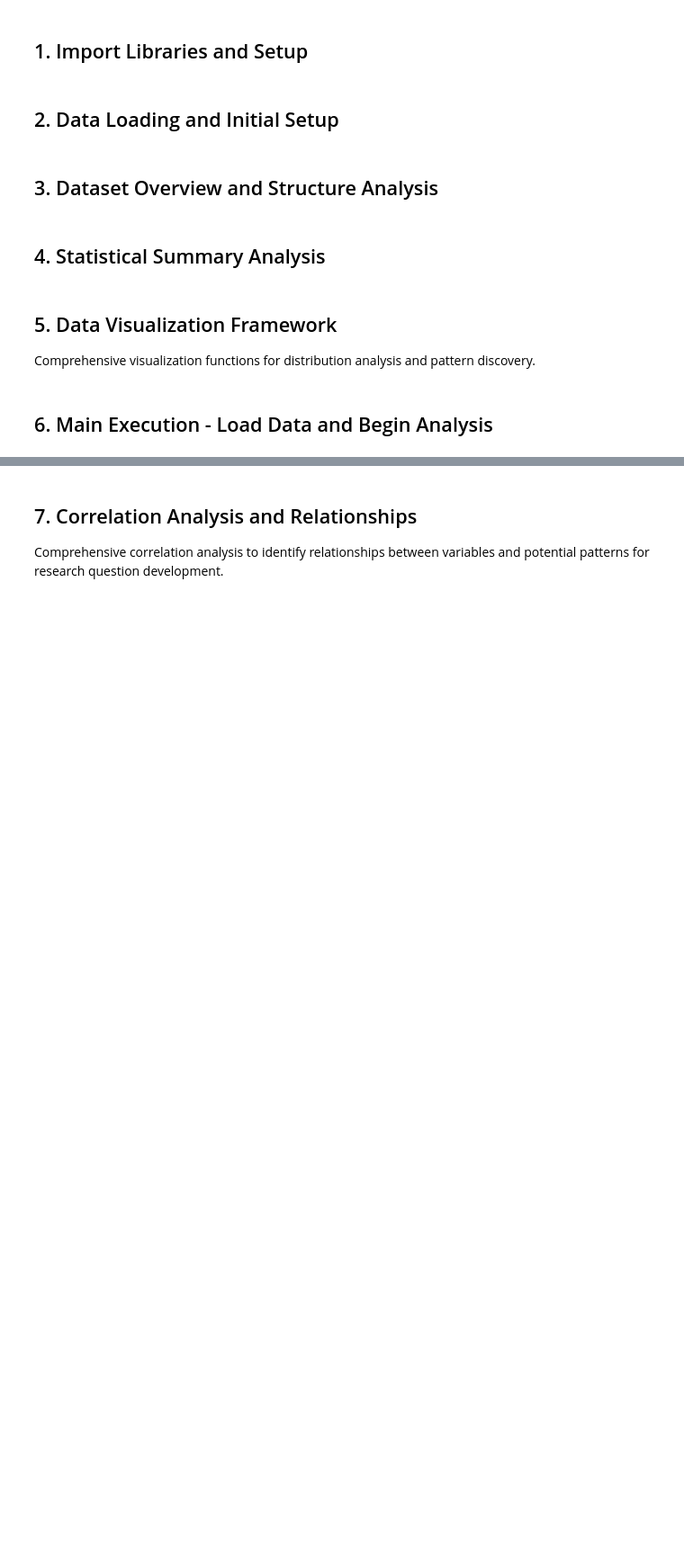
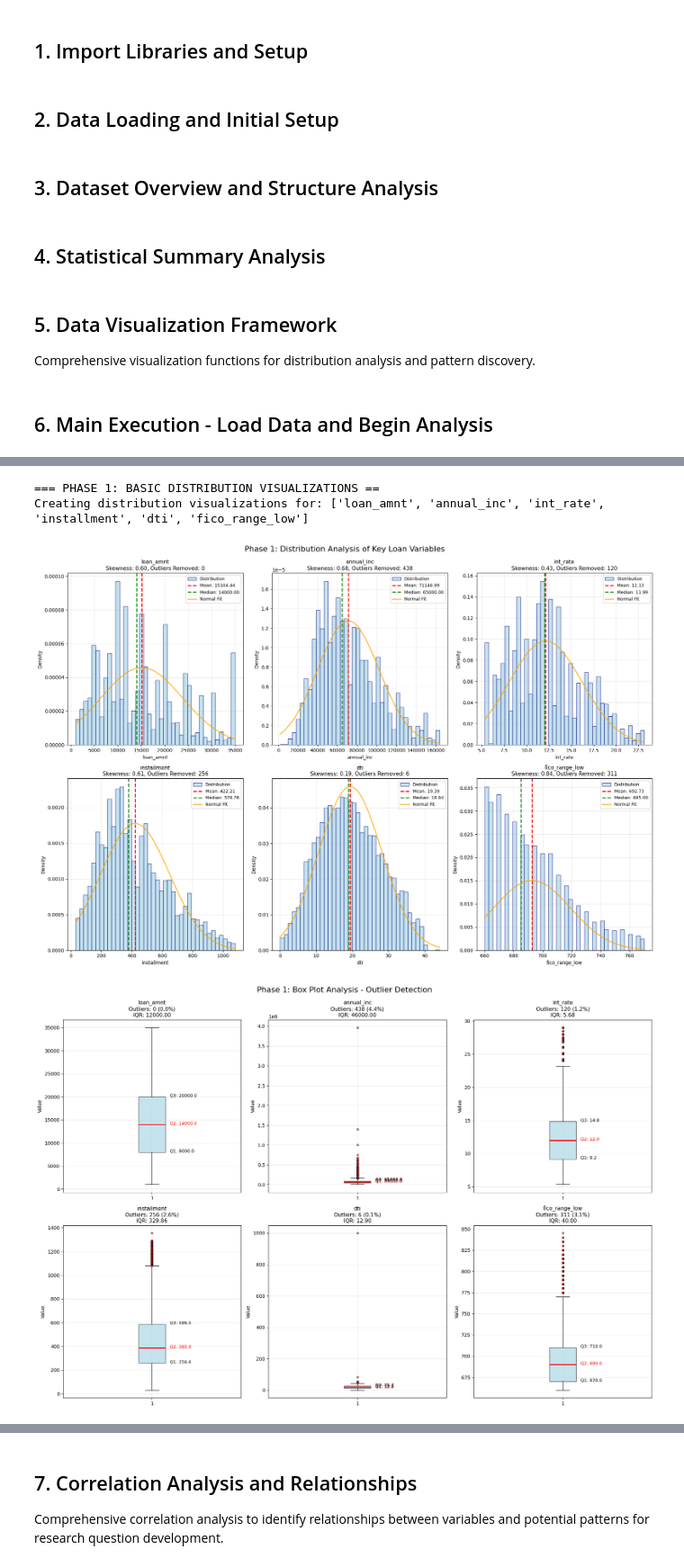
Before and after one commit to Shun-Zhang-1163127/1163127, a Jupyter notebook: notebooks/02_exploratory_analysis.ipynb, the cells around one changed output, grey strips where cells are left out. Shown at 90% size. Drawn from its saved outputs; the diff is of its cells as text; code cells hidden in the pictures; blank space fills up the shorter version.

```diff
--- a/notebooks/02_exploratory_analysis.ipynb
+++ b/notebooks/02_exploratory_analysis.ipynb
@@ -529,7 +583,8 @@ if df_loans is not None and len(analysis_numeric_vars) > 0:
 
                 # Add normal distribution overlay for comparison
                 x = np.linspace(clean_data.min(), clean_data.max(), 100)
-                normal_dist = stats.norm.pdf(x, mean_val, std_val)
+                from scipy.stats import norm
+                normal_dist = norm.pdf(x, mean_val, std_val)
                 axes[i].plot(x, normal_dist, 'orange', linewidth=2, alpha=0.8,
                             label='Normal Fit')
 
@@ -580,33 +635,38 @@ if df_loans is not None and len(analysis_numeric_vars) > 0:
                 axes[i].text(1.1, Q1, f'Q1: {Q1:.1f}', fontsize=9, ha='left')
                 axes[i].text(1.1, Q2, f'Q2: {Q2:.1f}', fontsize=9, ha='left', color='red')
                 axes[i].text(1.1, Q3, f'Q3: {Q3:.1f}', fontsize=9, ha='left')
 
         # Hide empty subplots
         for i in range(len(available_key_vars), len(axes)):
             axes[i].set_visible(False)
 
         plt.tight_layout()
         plt.suptitle('Phase 1: Box Plot Analysis - Outlier Detection',
                      fontsize=16, y=1.02)
         plt.show()
 
         # 3. Distribution insights summary
-        print(f"\\n=== PHASE 1 INSIGHTS ===")
+        print(f"\n=== PHASE 1 INSIGHTS ===")
         for var in available_key_vars[:3]:  # Top 3 variables
             if var in df_loans.columns and df_loans[var].notna().sum() > 0:
                 data = df_loans[var].dropna()
                 skewness = data.skew()
                 kurtosis = data.kurtosis()
                 cv = data.std() / data.mean() if data.mean() != 0 else 0
 
-                print(f"\\n{var.upper()}:")
+                print(f"\n{var.upper()}:")
                 print(f"  Distribution: {'Right-skewed' if skewness > 1 else 'Left-skewed' if skewness < -1 else 'Approximately normal'}")
                 print(f"  Variability: {'High' if cv > 1 else 'Moderate' if cv > 0.5 else 'Low'} (CV: {cv:.2f})")
                 print(f"  Tail behavior: {'Heavy-tailed' if kurtosis > 3 else 'Light-tailed' if kurtosis < -1 else 'Normal-tailed'}")
                 print(f"  Data quality: {'Excellent' if skewness < 2 and cv < 1 else 'Good' if skewness < 3 else 'Needs transformation'}")
 
-        print(f"\\nPhase 1 completed: {len(available_key_vars)} variables analyzed with distribution visualizations")
+        print(f"\nPhase 1 completed: {len(available_key_vars)} variables analyzed with distribution visualizations")
     else:
         print("No suitable variables found for Phase 1 visualization")
 else:
     print("Dataset not available for Phase 1 visualization")
+# %% [output]
+=== PHASE 1: BASIC DISTRIBUTION VISUALIZATIONS ==
+Creating distribution visualizations for: ['loan_amnt', 'annual_inc', 'int_rate', 'installment', 'dti', 'fico_range_low']
+[figure, added]
+[figure, added]
```
Also changed, not shown: parts of 12 cells of this notebook.
